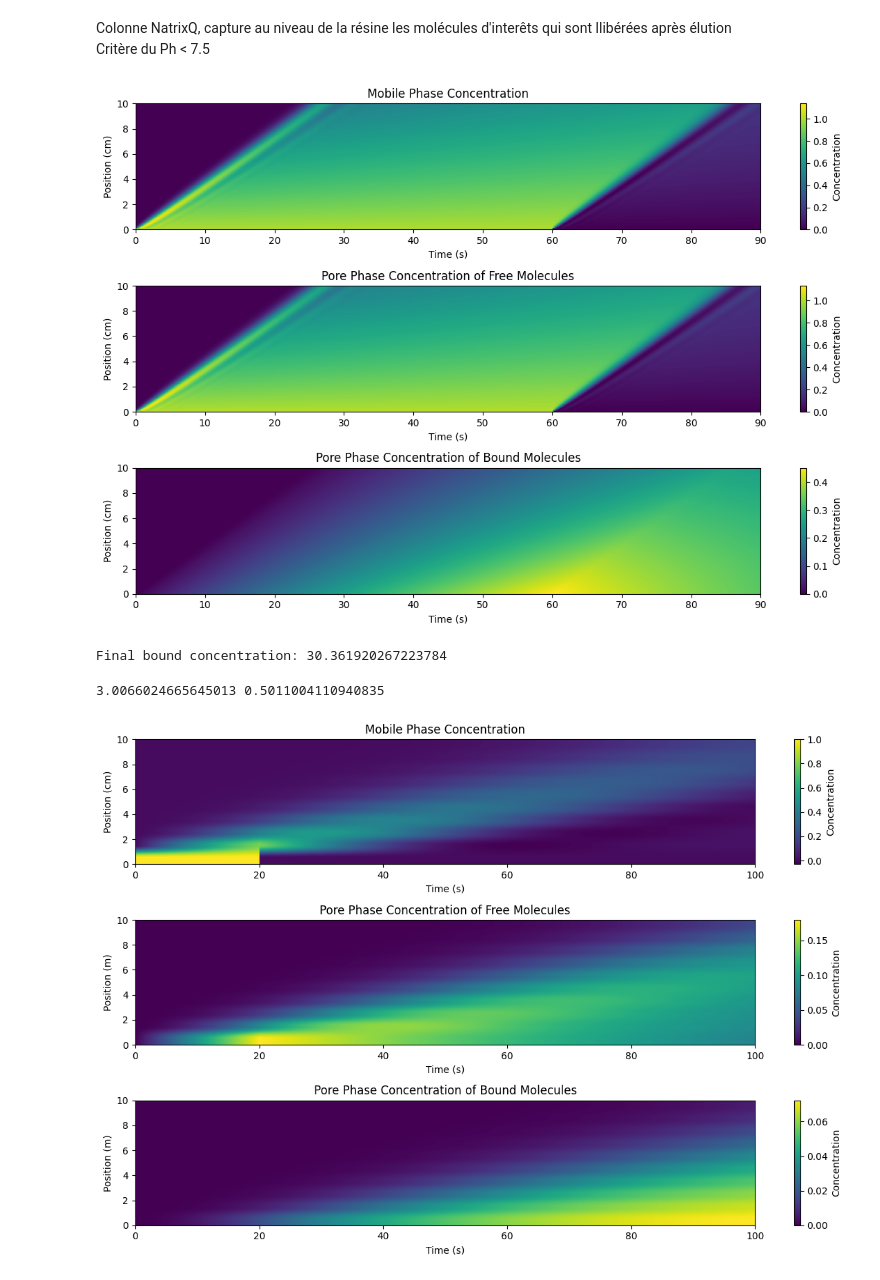
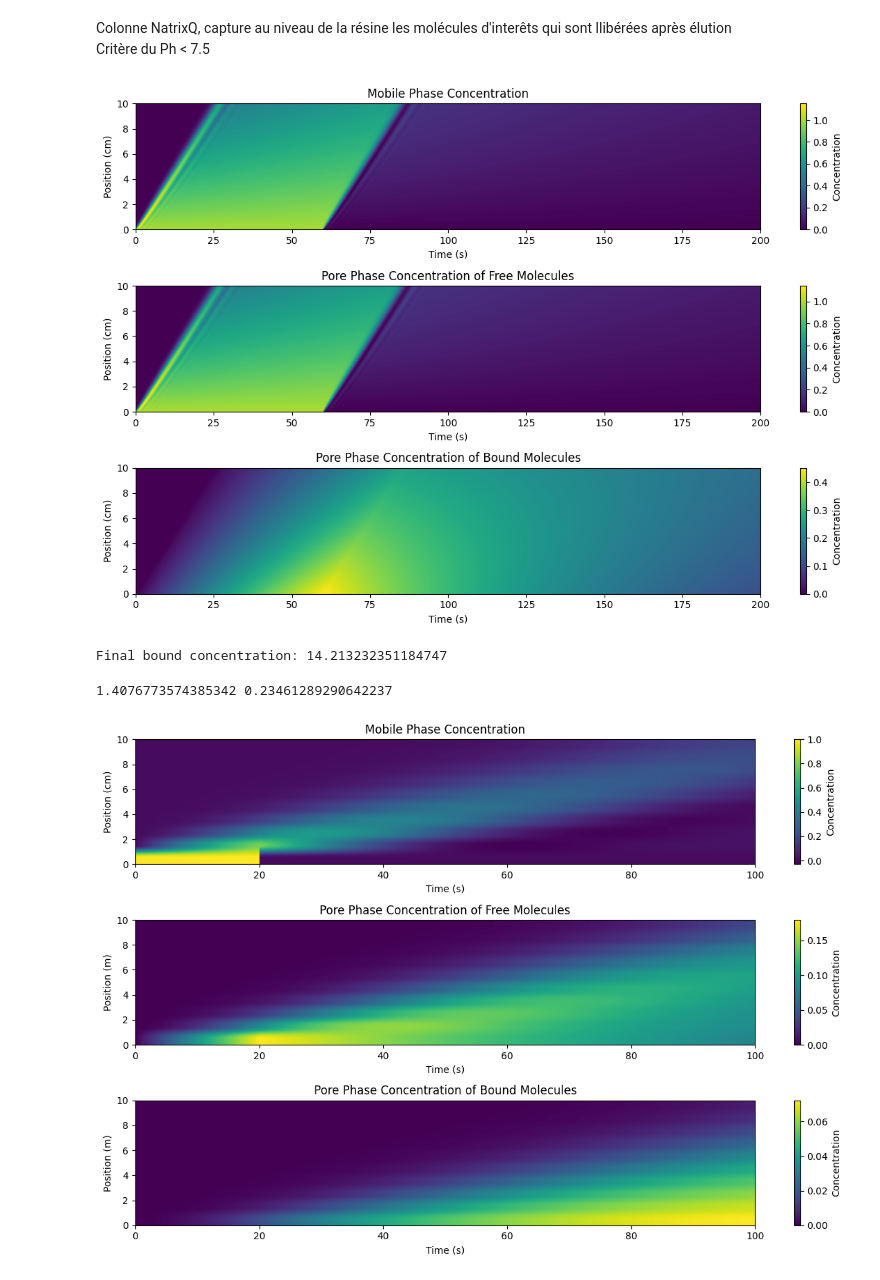
Before and after one commit to HugoKD/byoRNA, a Jupyter notebook: ByoRna.ipynb, the cells around one changed output. Cells and saved outputs as stored; diff of their text form; code cells hidden in the pictures.

```diff
--- a/ByoRna.ipynb
+++ b/ByoRna.ipynb
@@ -357,7 +357,7 @@ Critère du Ph < 7.5
 # %%
 ## modèle basé sur les équations de transfert de masse et sur 'the open particle surface area per liquid volume' and 'The open pore surface area per pore volume' (taille de la molécule implicite)
 ## -> plus proche du papier
-## There is still a fitting parameters self.affinity
+## There is still a fitting parameter :  self.affinity
 
 
 class Chromatography(Filtration):
@@ -406,7 +406,7 @@ class Chromatography(Filtration):
         self.q = self.q0(self.z)
 
     def calculate_diffusion_coefficient(self):
-        return self.D * (self.temperature / 298.15) * (1.0 / self.solvent_viscosity)
+        return self.D * (self.temperature / 298.15) /self.solvent_viscosity
 
     def calculate_open_surface_area(self):
         return 6 / self.particle_size
@@ -503,10 +503,12 @@ class Chromatography(Filtration):
         return mass_recovered / mass_injected
 
 
-# Initialize the Chromatography with the given parameters
+feed = [{'type': 'A', 'concentration': 1.0}, {'type': 'B', 'concentration': 0.5}]
+filter_size = 1.0
+
 particle_size = 0.005
 L = 10
-T = 90.0
+T = 200.0
 v = 0.1
 D = 0.01
 Nx = 100
@@ -514,46 +516,44 @@ Nt = 10000
 pulse_duration = 60
 pulse_concentration = 1
 target_molecule = 'A'
-feed = [{'type': 'A', 'concentration': 1.0}, {'type': 'B', 'concentration': 0.5}]
-filter_size = 1.0
 temperature = 293.15
 solvent_viscosity = 1
 affinity = 0.01
 epsilon_c = 0.4
 epsilon_p = 0.5
 
 chromato = Chromatography(
     L=L,
     T=T,
     v=v,
     D=D,
     Nx=Nx,
     Nt=Nt,
     pulse_duration=pulse_duration,
     pulse_concentration=pulse_concentration,
     target_molecule=target_molecule,
     feed=feed,
     filter_size=filter_size,
     particle_size=particle_size,
     temperature=temperature,
     solvent_viscosity=solvent_viscosity,
     affinity=affinity,
     epsilon_c=epsilon_c,
     epsilon_p=epsilon_p
 )
 
 chromato.perform_chromatography()
 chromato.plot_result()
 final_bound_concentration = chromato.get_final_bound_concentration()
 print("Final bound concentration:", final_bound_concentration)
 # %% [output]
-[figure, old version]
+[figure, new version]
-Final bound concentration: 30.361920267223784
+Final bound concentration: 14.213232351184747
 # %%
 m,y =chromato.calculate_mass_recovered(), chromato.get_yield()
 print(m,y)
 # %% [output]
-3.0066024665645013 0.5011004110940835
+1.4076773574385342 0.23461289290642237
 # %%
 ## Filtration baséée sur la taille de la molécule
 
```
Also changed, not shown: parts of 1 cell of this notebook.
